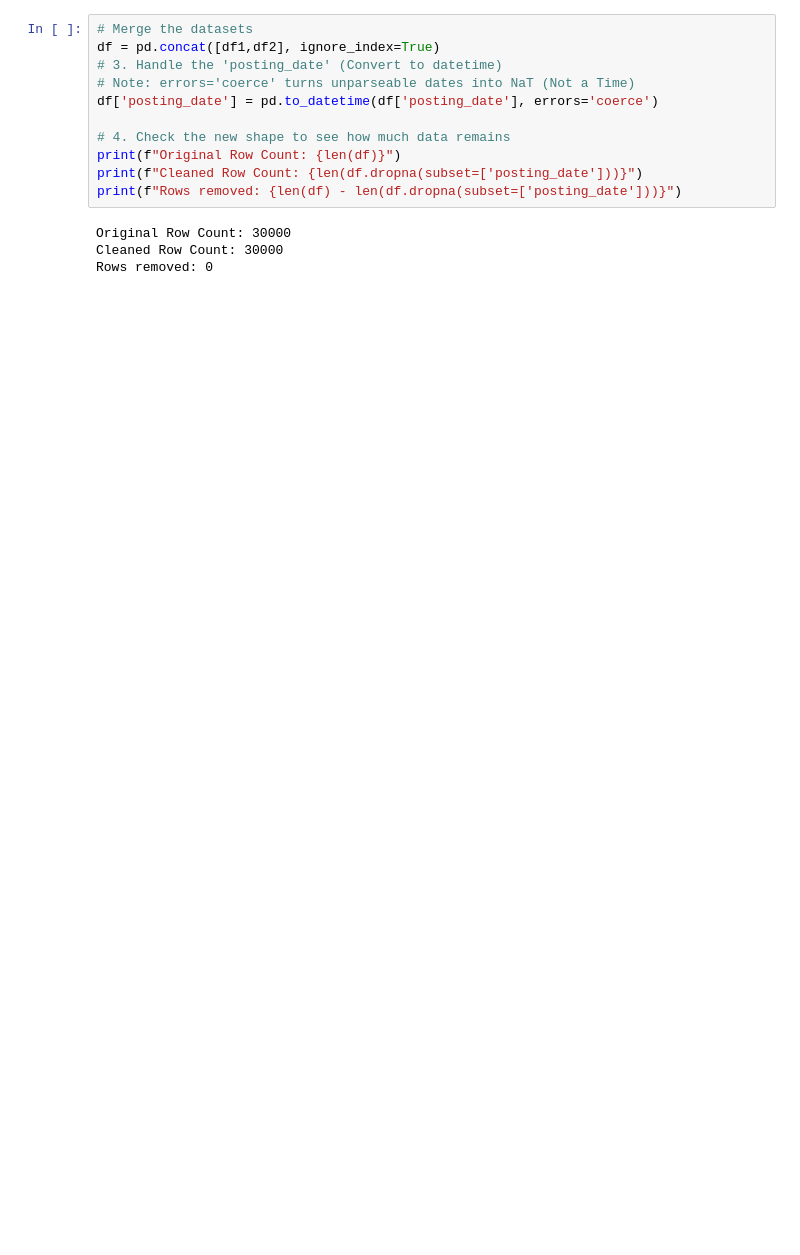
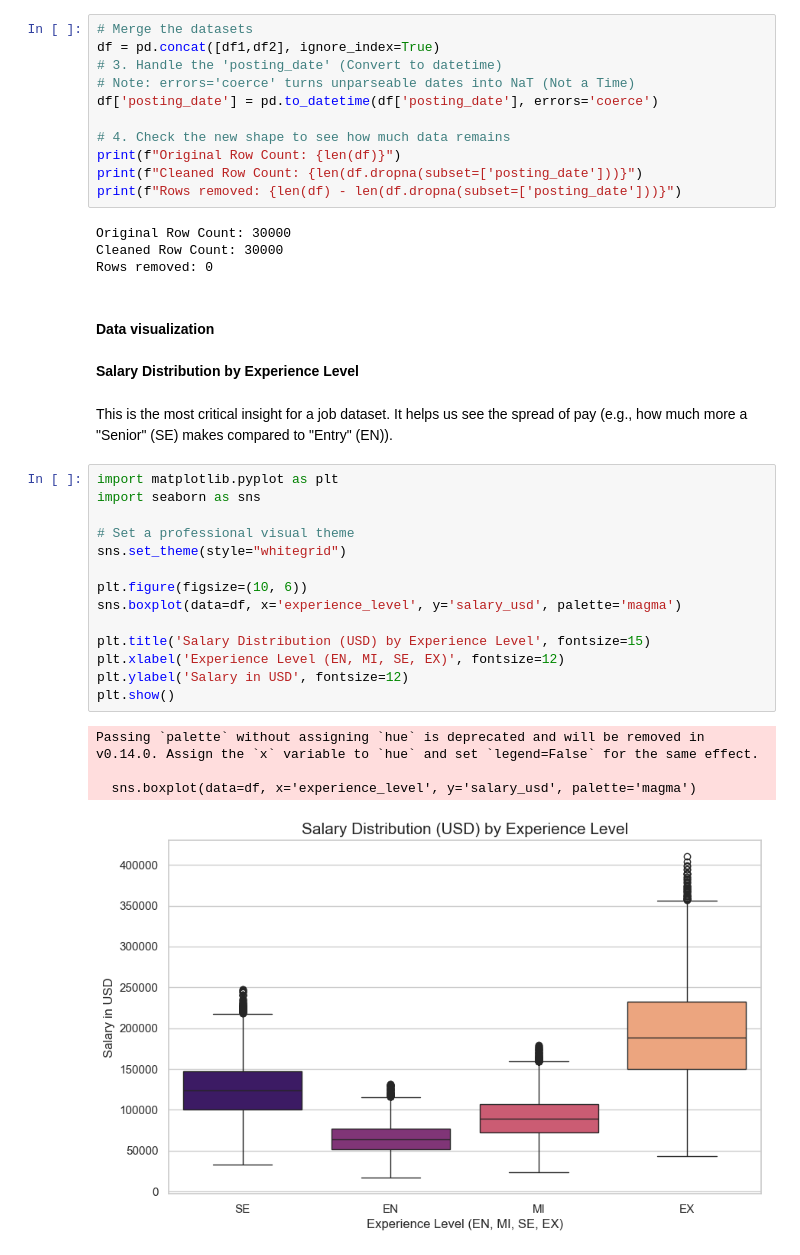
Before and after one commit to Atieng/Global-AI-Job-Market-Intelligence-Report, a Jupyter notebook: index.ipynb, the cells around one changed output. Cells and saved outputs as stored; diff of their text form; blank space fills up the shorter version.

Commit message:
add data visualization

```diff
--- a/index.ipynb
+++ b/index.ipynb
@@ -269,3 +289,28 @@ print(f"Rows removed: {len(df) - len(df.dropna(subset=['posting_date']))}")
 Original Row Count: 30000
 Cleaned Row Count: 30000
 Rows removed: 0
+# %% [markdown]
+#### Data visualization
+# %% [markdown]
+**Salary Distribution by Experience Level**
+# %% [markdown]
+This is the most critical insight for a job dataset. It helps us see the spread of pay (e.g., how much more a "Senior" (SE) makes compared to "Entry" (EN)).
+# %%
+import matplotlib.pyplot as plt
+import seaborn as sns
+
+# Set a professional visual theme
+sns.set_theme(style="whitegrid")
+
+plt.figure(figsize=(10, 6))
+sns.boxplot(data=df, x='experience_level', y='salary_usd', palette='magma')
+
+plt.title('Salary Distribution (USD) by Experience Level', fontsize=15)
+plt.xlabel('Experience Level (EN, MI, SE, EX)', fontsize=12)
+plt.ylabel('Salary in USD', fontsize=12)
+plt.show()
+# %% [output]
+Passing `palette` without assigning `hue` is deprecated and will be removed in v0.14.0. Assign the `x` variable to `hue` and set `legend=False` for the same effect.
+
+  sns.boxplot(data=df, x='experience_level', y='salary_usd', palette='magma')
+[figure, added]
```
Also changed, not shown: parts of 9 cells of this notebook.
